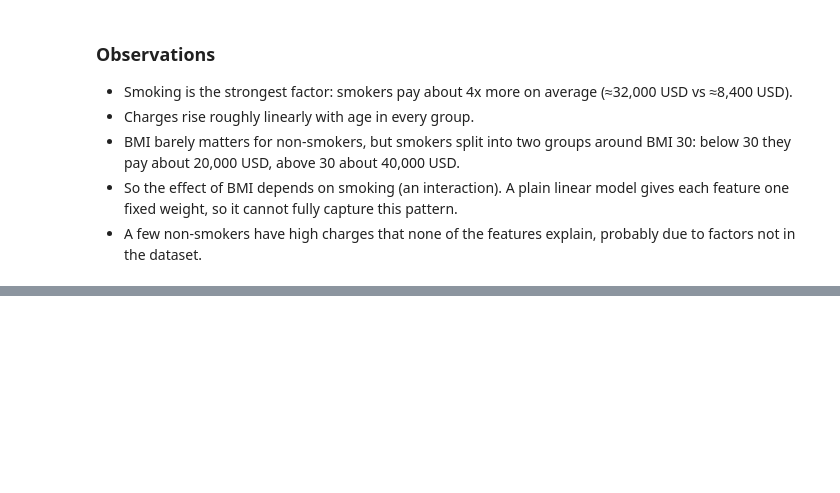
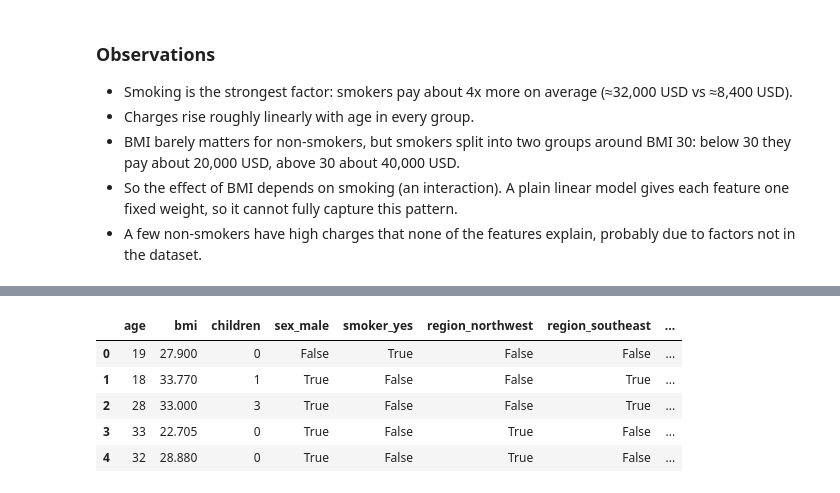
Before and after one commit to jvd1990/insurance-linear-regression-pytorch, a Jupyter notebook: insurance_linear_regression.ipynb, the cells around one changed output, grey strips where cells are left out. Drawn from its saved outputs; the diff is of its cells as text; code cells hidden in the pictures; blank space fills up the shorter version.

```diff
--- a/insurance_linear_regression.ipynb
+++ b/insurance_linear_regression.ipynb
@@ -167,0 +186,10 @@ plt.ylabel('charges ($)');
+# %%
+X_df = pd.get_dummies(df.drop(columns='charges'), drop_first=True)
+X_df.head()
+# %% [output]
+|  | age | bmi | children | sex_male | smoker_yes | region_northwest | region_southeast | ... |
+| 0 | 19 | 27.900 | 0 | False | True | False | False | ... |
+| 1 | 18 | 33.770 | 1 | True | False | False | True | ... |
+| 2 | 28 | 33.000 | 3 | True | False | False | True | ... |
+| 3 | 33 | 22.705 | 0 | True | False | True | False | ... |
+| 4 | 32 | 28.880 | 0 | True | False | True | False | ... |
```
Also changed, not shown: parts of 15 cells of this notebook.
